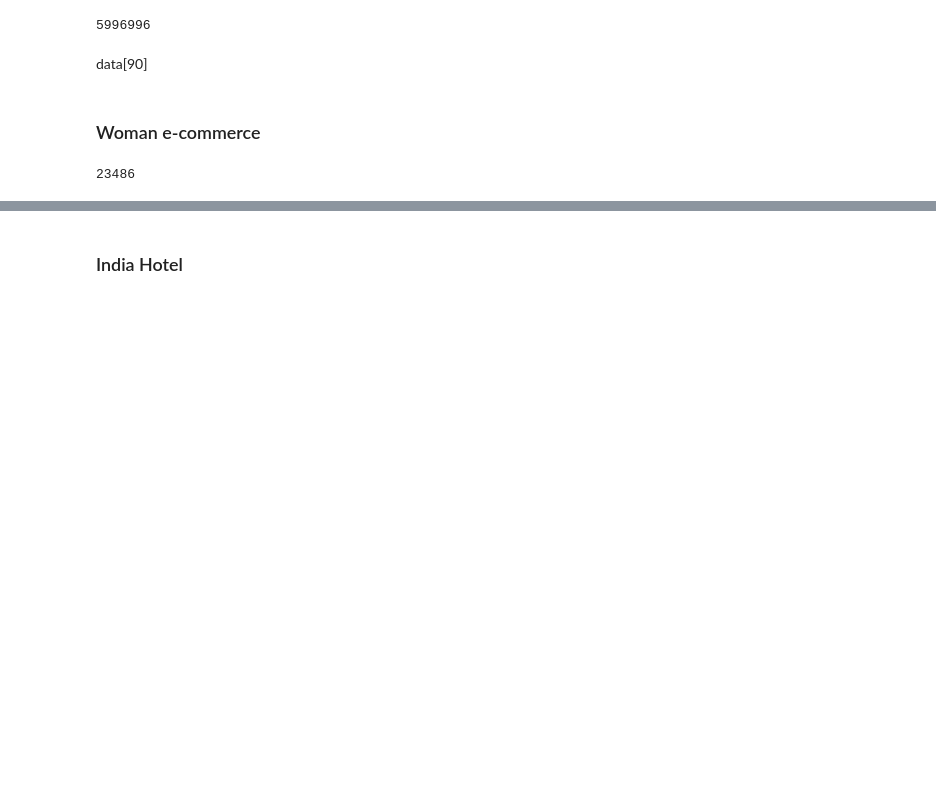
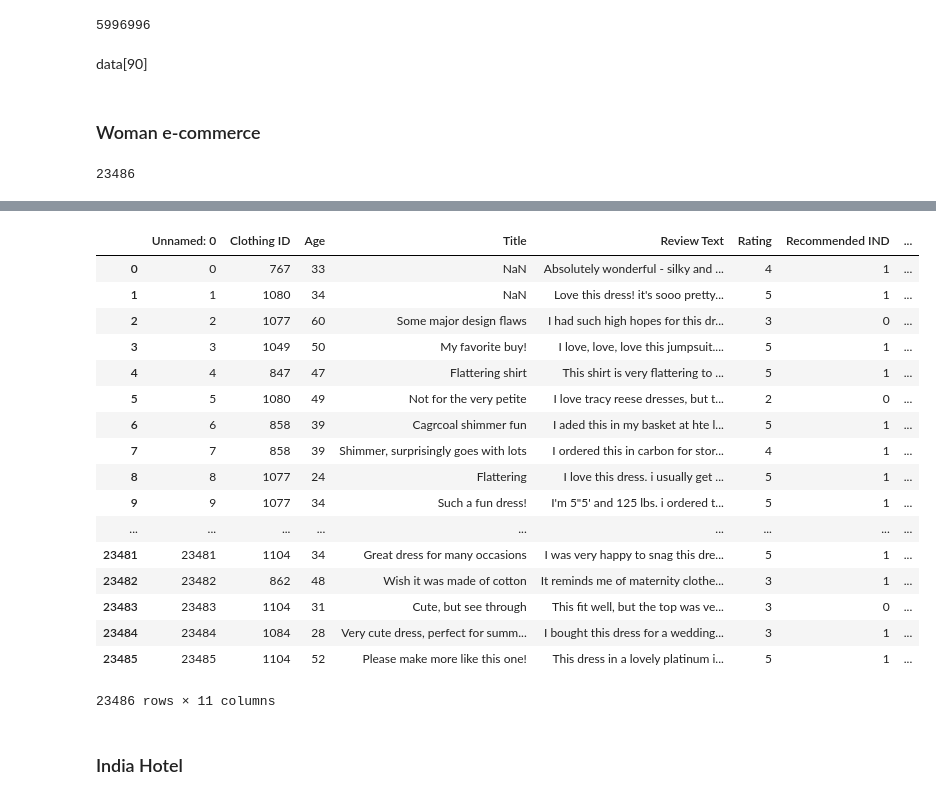
Before and after one commit to annekehdyt/text-transparency, a Jupyter notebook: Dataset load/Amazon + Yelp review Load.ipynb, the cells around one changed output, grey strips where cells are left out. Saved outputs shown, nothing was run; the diff lists cells and outputs as text; code cells hidden in the pictures; blank space fills up the shorter version.

```diff
--- a/Dataset load/Amazon + Yelp review Load.ipynb
+++ b/Dataset load/Amazon + Yelp review Load.ipynb
@@ -106,8 +106,10 @@ data[90]
 # %% [markdown]
 ### Woman e-commerce
 # %%
+import pandas as pd
+
 # C:\Users\Anneke\Documents\GitHub\data\womens-ecommerce-clothing-reviews
-path = r"C:\Users\Anneke\Documents\GitHub\data\womens-ecommerce-clothing-reviews\Womens_Clothing_E-Commerce_Reviews.csv"
+path = r'../../data/womens-ecommerce-clothing-reviews/Womens-Clothing-E-Commerce-Reviews.csv'
 
 df = pd.read_csv(path)
 # %%
@@ -119,2 +141,23 @@ len(ecom_review)
+# %%
+df
+# %% [output]
+|  | Unnamed: 0 | Clothing ID | Age | Title | Review Text | Rating | Recommended IND | ... |
+| 0 | 0 | 767 | 33 | NaN | Absolutely wonderful - silky and ... | 4 | 1 | ... |
+| 1 | 1 | 1080 | 34 | NaN | Love this dress! it's sooo pretty... | 5 | 1 | ... |
+| 2 | 2 | 1077 | 60 | Some major design flaws | I had such high hopes for this dr... | 3 | 0 | ... |
+| 3 | 3 | 1049 | 50 | My favorite buy! | I love, love, love this jumpsuit.... | 5 | 1 | ... |
+| 4 | 4 | 847 | 47 | Flattering shirt | This shirt is very flattering to ... | 5 | 1 | ... |
+| 5 | 5 | 1080 | 49 | Not for the very petite | I love tracy reese dresses, but t... | 2 | 0 | ... |
+| 6 | 6 | 858 | 39 | Cagrcoal shimmer fun | I aded this in my basket at hte l... | 5 | 1 | ... |
+| 7 | 7 | 858 | 39 | Shimmer, surprisingly goes with lots | I ordered this in carbon for stor... | 4 | 1 | ... |
+| 8 | 8 | 1077 | 24 | Flattering | I love this dress. i usually get ... | 5 | 1 | ... |
+| 9 | 9 | 1077 | 34 | Such a fun dress! | I'm 5"5' and 125 lbs. i ordered t... | 5 | 1 | ... |
+| ... | ... | ... | ... | ... | ... | ... | ... | ... |
+| 23481 | 23481 | 1104 | 34 | Great dress for many occasions | I was very happy to snag this dre... | 5 | 1 | ... |
+| 23482 | 23482 | 862 | 48 | Wish it was made of cotton | It reminds me of maternity clothe... | 3 | 1 | ... |
+| 23483 | 23483 | 1104 | 31 | Cute, but see through | This fit well, but the top was ve... | 3 | 0 | ... |
+| 23484 | 23484 | 1084 | 28 | Very cute dress, perfect for summ... | I bought this dress for a wedding... | 3 | 1 | ... |
+| 23485 | 23485 | 1104 | 52 | Please make more like this one! | This dress in a lovely platinum i... | 5 | 1 | ... |
+23486 rows × 11 columns
 # %% [markdown]
 ### India Hotel
```
Also changed, not shown: parts of 1 cell of this notebook, 4 other files.
